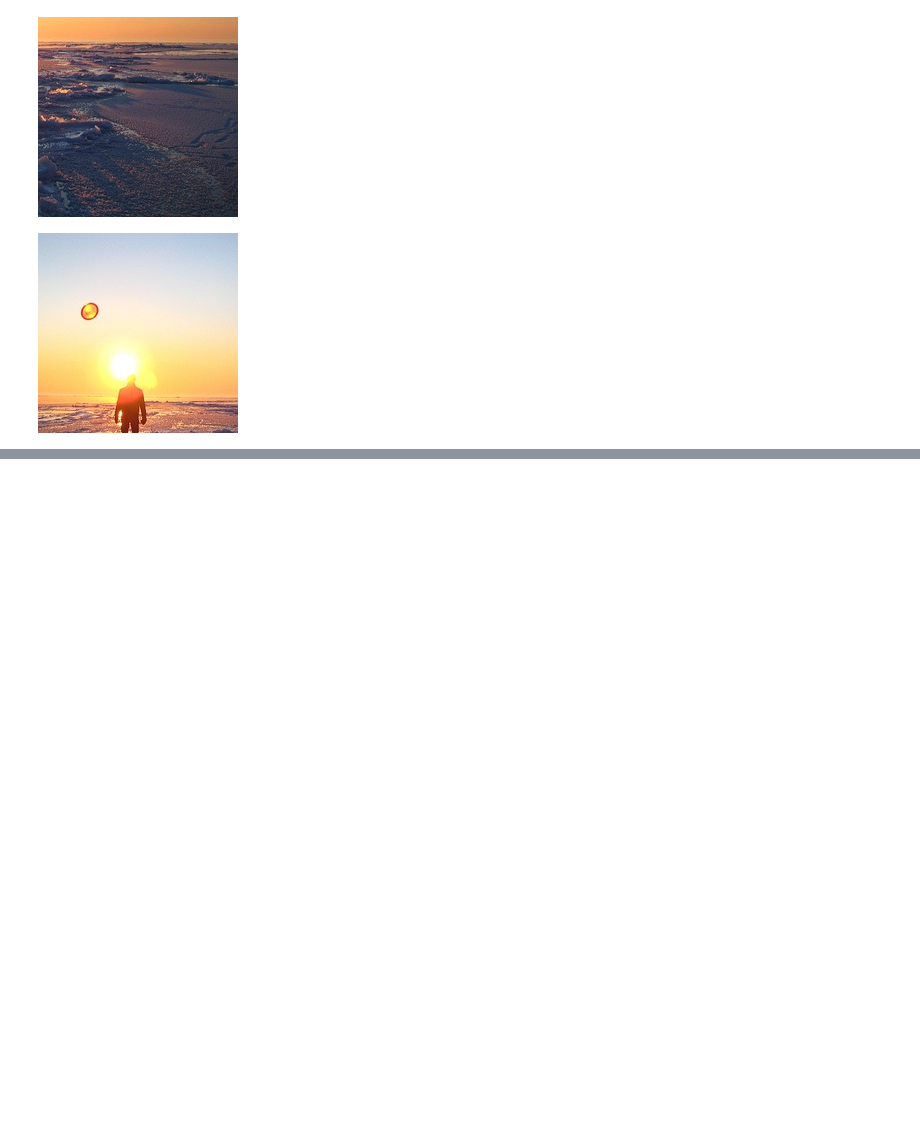
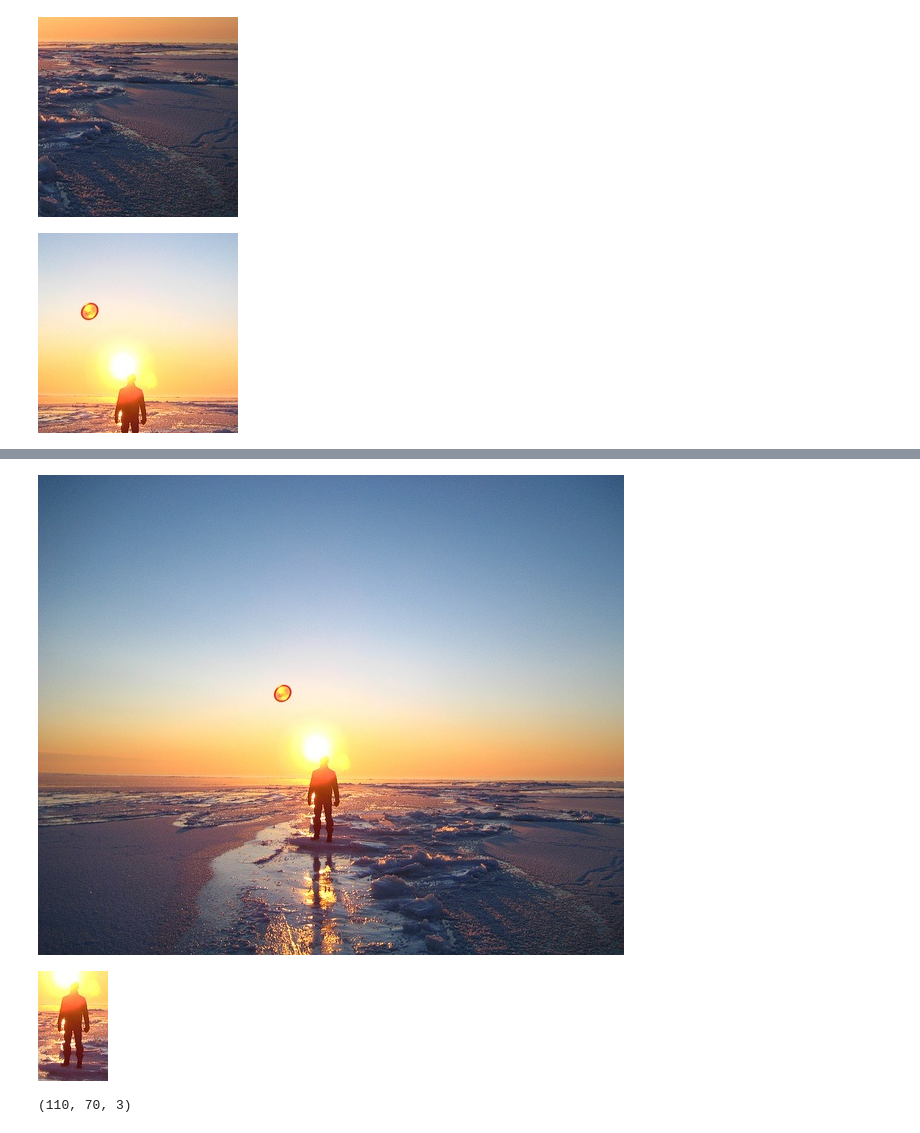
Before and after one commit to Jaro1977/Analiza-obrazu-kurs, a Jupyter notebook: 01_Intro_Open_CV.ipynb, the cells around one changed output, grey strips where cells are left out. Saved outputs shown, nothing was run; the diff lists cells and outputs as text; code cells hidden in the pictures; blank space fills up the shorter version.

```diff
--- a/01_Intro_Open_CV.ipynb
+++ b/01_Intro_Open_CV.ipynb
@@ -122,0 +132,12 @@ cv2_imshow(middle)
+# %%
+img1 = cv2.imread(filename = 'view.jpg')
+cv2_imshow(img1)
+person = img1[270:380,250:320]
+cv2_imshow(person)
+# %% [output]
+[figure, added]
+[figure, added]
+# %%
+person.shape
+# %% [output]
+(110, 70, 3)
```
Also changed, not shown: parts of 2 cells of this notebook.
